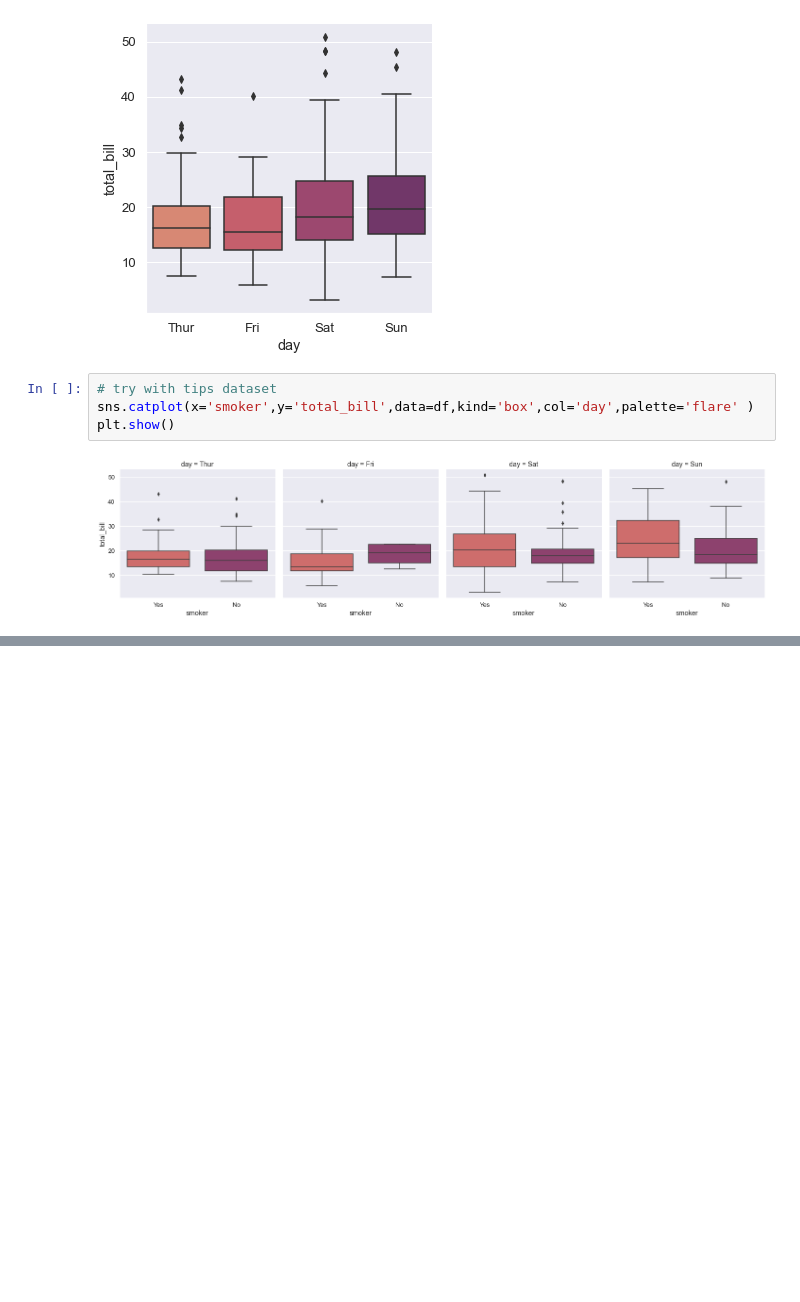
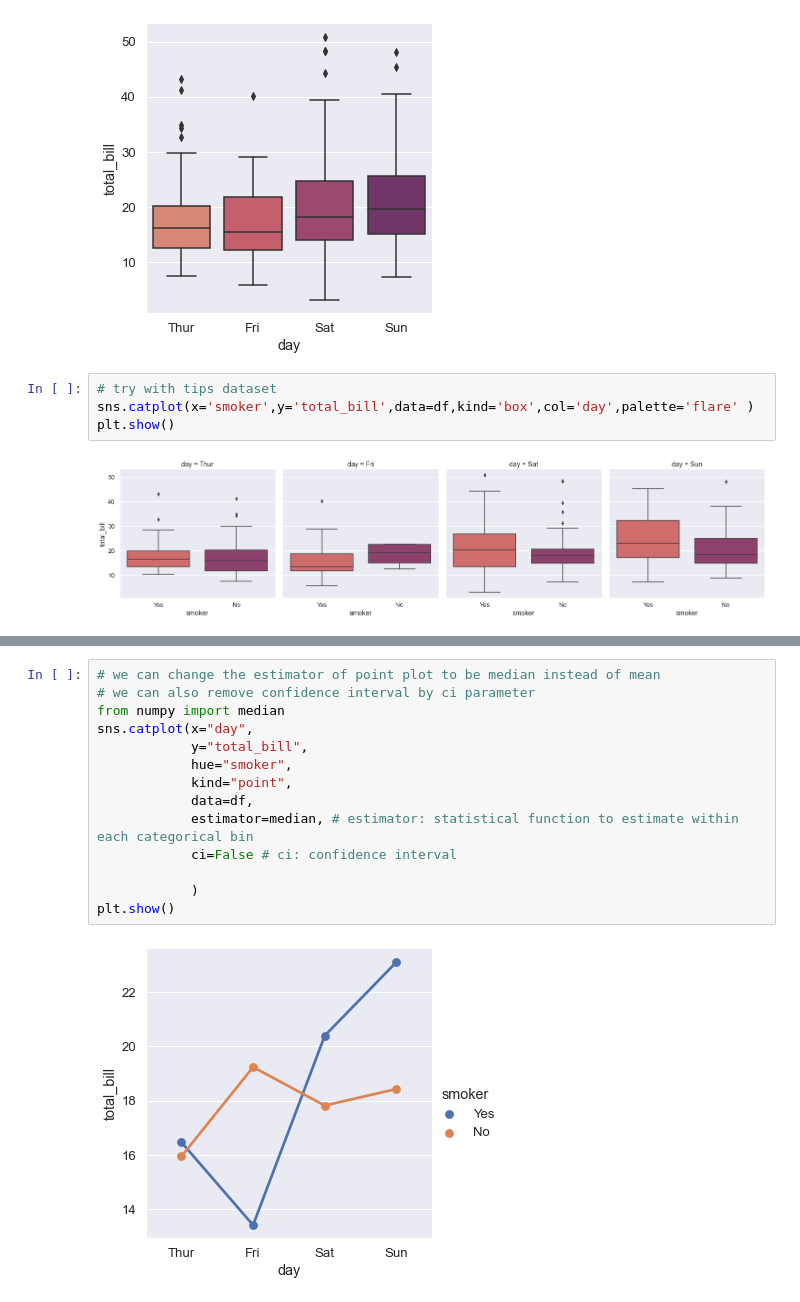
Before and after one commit to kareemNagah/Summary_2023, a Jupyter notebook: Data Visualization/seaborn/inro_seaborn.ipynb, the cells around one changed output, grey strips where cells are left out. Saved outputs shown, nothing was run; the diff lists cells and outputs as text; blank space fills up the shorter version.

```diff
--- a/Data Visualization/seaborn/inro_seaborn.ipynb
+++ b/Data Visualization/seaborn/inro_seaborn.ipynb
@@ -262,0 +291,16 @@ plt.show()
+# %%
+# we can change the estimator of point plot to be median instead of mean
+# we can also remove confidence interval by ci parameter
+from numpy import median
+sns.catplot(x="day",
+            y="total_bill",
+            hue="smoker",
+            kind="point",
+            data=df,
+            estimator=median, # estimator: statistical function to estimate within each categorical bin
+            ci=False # ci: confidence interval
+
+            )
+plt.show()
+# %% [output]
+[figure, added]
```
Also changed, not shown: parts of 11 cells of this notebook.
